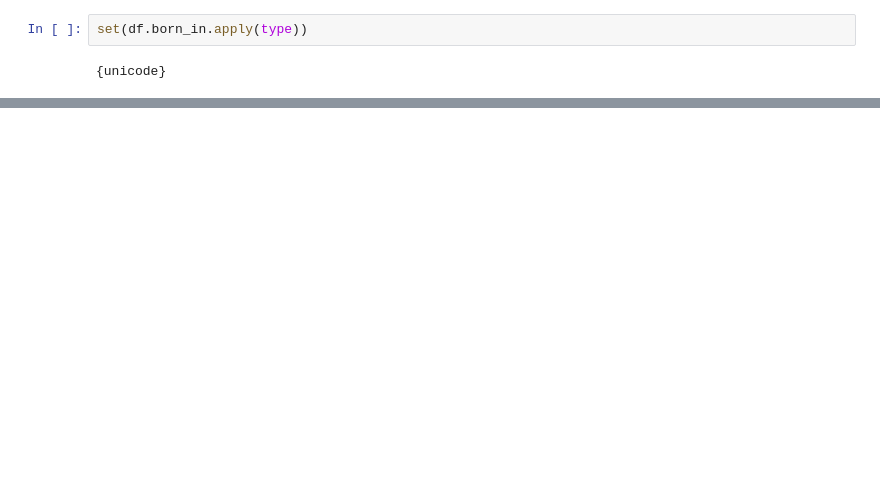
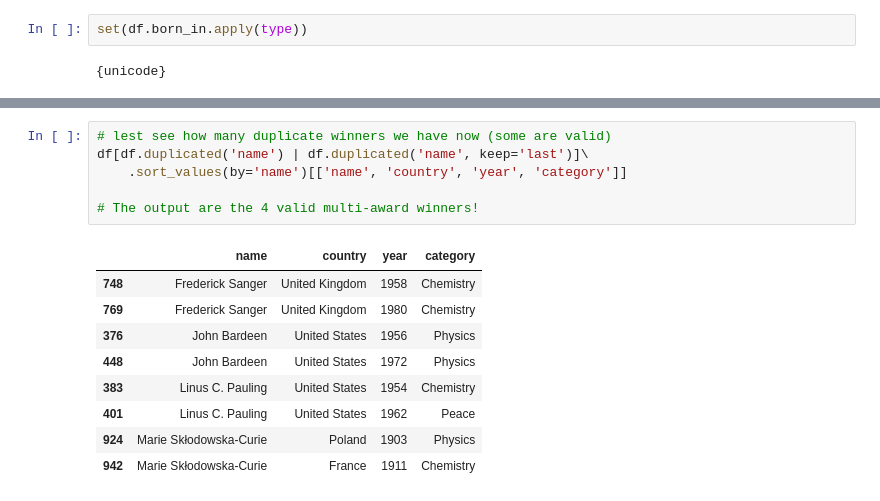
Before and after one commit to dyoung418/dataviz-python-js, a Jupyter notebook: Cleaning Data with Pandas.ipynb, the cells around one changed output, grey strips where cells are left out. Drawn from its saved outputs; the diff is of its cells as text; blank space fills up the shorter version.

```diff
--- a/Cleaning Data with Pandas.ipynb
+++ b/Cleaning Data with Pandas.ipynb
@@ -220,0 +369,16 @@ Series([], Name: name, dtype: object)
+# %%
+# lest see how many duplicate winners we have now (some are valid)
+df[df.duplicated('name') | df.duplicated('name', keep='last')]\
+    .sort_values(by='name')[['name', 'country', 'year', 'category']]
+
+# The output are the 4 valid multi-award winners!
+# %% [output]
+|  | name | country | year | category |
+| 748 | Frederick Sanger | United Kingdom | 1958 | Chemistry |
+| 769 | Frederick Sanger | United Kingdom | 1980 | Chemistry |
+| 376 | John Bardeen | United States | 1956 | Physics |
+| 448 | John Bardeen | United States | 1972 | Physics |
+| 383 | Linus C. Pauling | United States | 1954 | Chemistry |
+| 401 | Linus C. Pauling | United States | 1962 | Peace |
+| 924 | Marie Skłodowska-Curie | Poland | 1903 | Physics |
+| 942 | Marie Skłodowska-Curie | France | 1911 | Chemistry |
```
Also changed, not shown: parts of 49 cells of this notebook, 6 other files.
